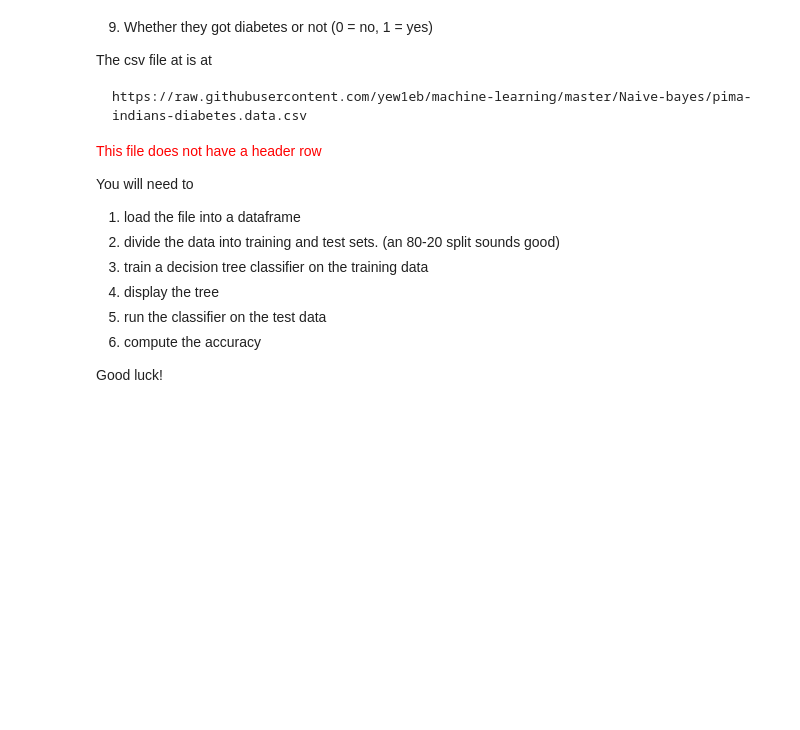
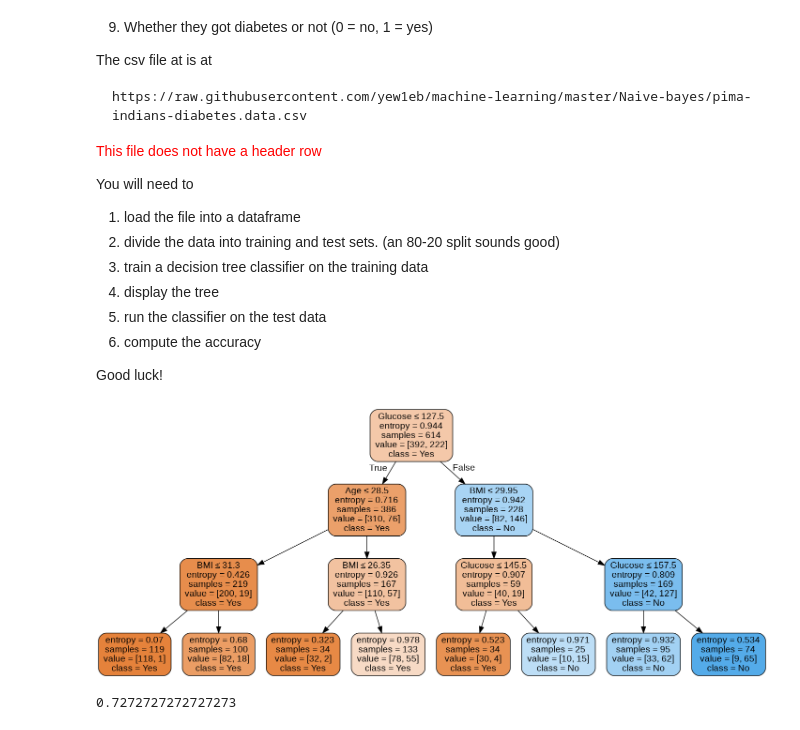
Before and after one commit to xpertdesh/ml-class21, a Jupyter notebook: labs/decision_trees.ipynb, the cells around one changed output. Cells and saved outputs as stored; diff of their text form; code cells hidden in the pictures; blank space fills up the shorter version.

```diff
--- a/labs/decision_trees.ipynb
+++ b/labs/decision_trees.ipynb
@@ -306,6 +312,36 @@ You will need to
 4. compute the accuracy
 
 Good luck!
+# %%
+import pandas as pd
+from sklearn.model_selection import train_test_split
+from sklearn import tree
+
+pima = pd.read_csv('https://raw.githubusercontent.com/yew1eb/machine-learning/master/Naive-bayes/pima-indians-diabetes.data.csv',
+                   names=['Pregnancies', 'Glucose', 'Blood Pressure', 'Triceps Thickness', 'Insulin',
+                                                       'BMI', 'Pedigree', 'Age', 'Diagnosed'])
+pima_train, pima_test = train_test_split(pima, test_size=0.2)
+clf = tree.DecisionTreeClassifier(criterion='entropy', max_depth=3)
+clf.fit(pima_train[['Pregnancies', 'Glucose', 'Blood Pressure', 'Triceps Thickness', 'Insulin',
+                                                       'BMI', 'Pedigree', 'Age']], pima_train['Diagnosed'])
+
+dot_data = tree.export_graphviz(clf, out_file="pima.dot",
+                         feature_names=['Pregnancies', 'Glucose', 'Blood Pressure', 'Triceps Thickness', 'Insulin',
+                                                       'BMI', 'Pedigree', 'Age'],
+                         class_names=['Yes', 'No'],
+                         filled=True, rounded=True,
+                         special_characters=True)
+graph = pydotplus.graphviz.graph_from_dot_file("pima.dot")
+Image(graph.create_png())
+# %% [output]
+[figure, added]
+# %%
+from sklearn.metrics import accuracy_score
+predictions = clf.predict(pima_test[['Pregnancies', 'Glucose', 'Blood Pressure', 'Triceps Thickness', 'Insulin',
+                                                       'BMI', 'Pedigree', 'Age']])
+accuracy_score(pima_test['Diagnosed'], predictions)
+# %% [output]
+0.7272727272727273
 # %%
 ### Breast Cancer Wisconsin
 
```
Also changed, not shown: parts of 12 cells of this notebook.
